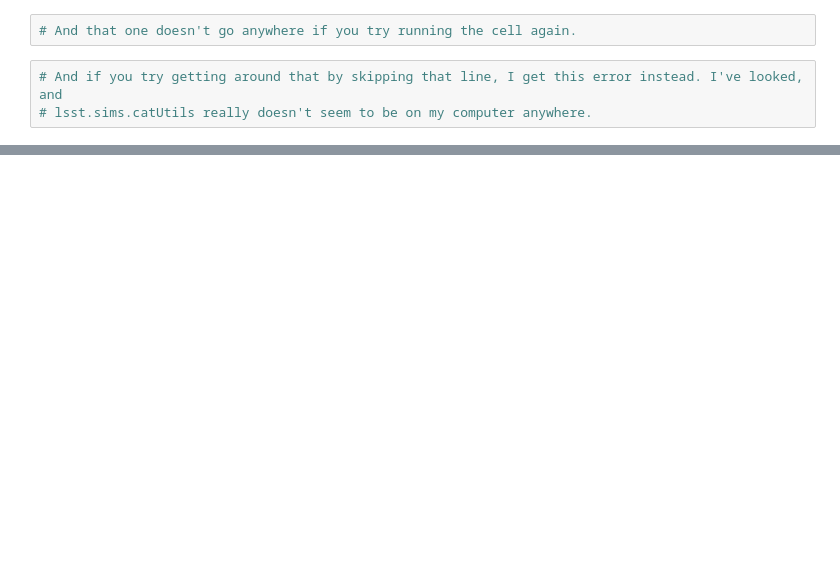
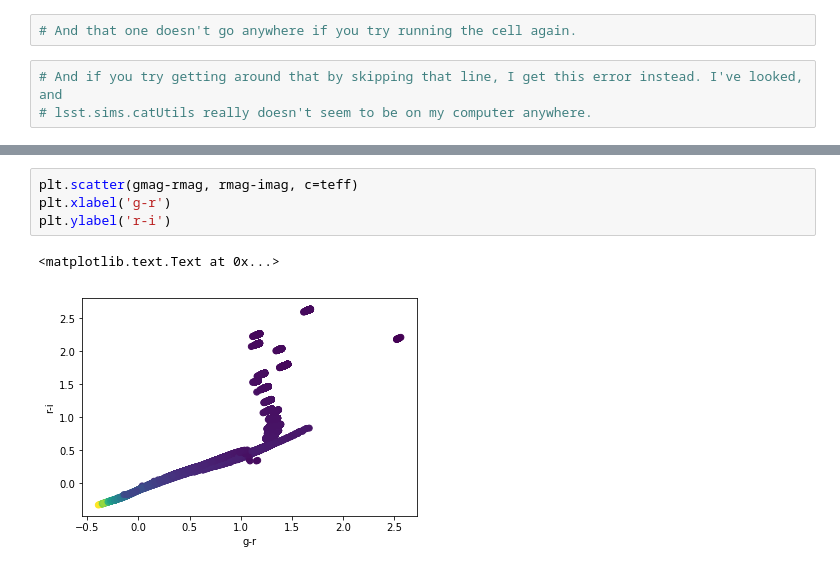
Before and after one commit to yoachim/LSST_narrowband, a Jupyter notebook: Trying_to_Fetch_That_Simulated_Data.ipynb, the cells around one changed output, grey strips where cells are left out. Drawn from its saved outputs; the diff is of its cells as text; blank space fills up the shorter version.

```diff
--- a/Trying_to_Fetch_That_Simulated_Data.ipynb
+++ b/Trying_to_Fetch_That_Simulated_Data.ipynb
@@ -38,0 +244,7 @@ ModuleNotFoundError: No module named 'lsst.sims.catUtils'
+# %%
+plt.scatter(gmag-rmag, rmag-imag, c=teff)
+plt.xlabel('g-r')
+plt.ylabel('r-i')
+# %% [output]
+<matplotlib.text.Text at 0x...>
+[figure, added]
```
Also changed, not shown: parts of 13 cells of this notebook, 2 other files.
